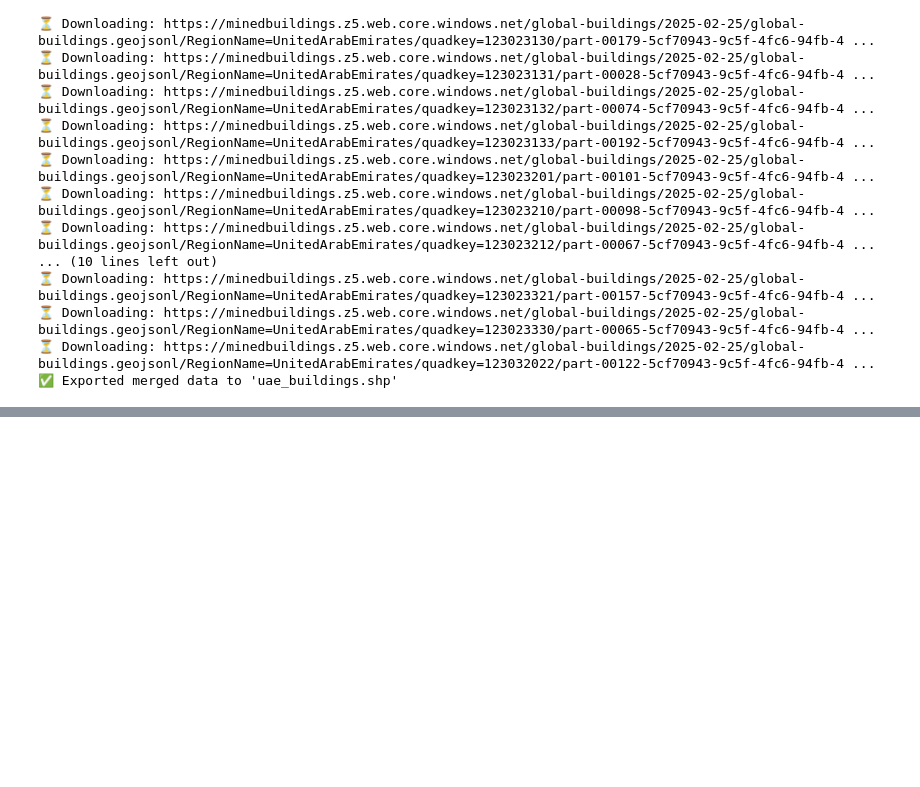
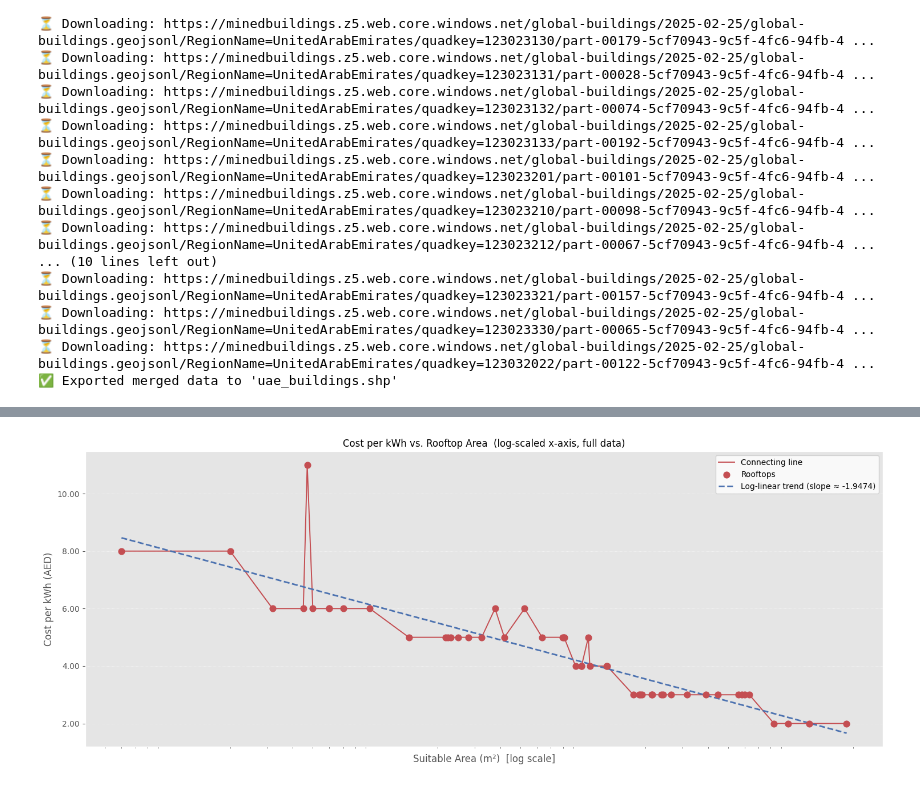
Before and after one commit to ClaudiaTurner/GEOG5160M-Dissertation, a Jupyter notebook: Dissertation_data.ipynb, the cells around one changed output, grey strips where cells are left out. Saved outputs shown, nothing was run; the diff lists cells and outputs as text; code cells hidden in the pictures; blank space fills up the shorter version.

```diff
--- a/Dissertation_data.ipynb
+++ b/Dissertation_data.ipynb
@@ -788,0 +338,78 @@ plt.show()
+# %%
+import pandas as pd
+import numpy as np
+import matplotlib.pyplot as plt
+import matplotlib.ticker as mticker
+
+# ───────────────────────────────────────────────────────────────
+# 1 · Load & tidy data
+# ───────────────────────────────────────────────────────────────
+url = ("https://github.com/ClaudiaTurner/GEOG5160M-Dissertation/"
+       "blob/main/Data/Draft_csv.csv?raw=true")
+
+df = (pd.read_csv(url, encoding="cp1252")
+        [["Suitable Area m²", "Cost (AED) / kWh"]]
+        .dropna()
+        .sort_values("Suitable Area m²"))
+
+x = df["Suitable Area m²"].values          # strictly positive → OK for log scale
+y = df["Cost (AED) / kWh"].values
+
+# ───────────────────────────────────────────────────────────────
+# 2 · Optional linear trend (computed in log space so it’s still linear)
+# ───────────────────────────────────────────────────────────────
+logx = np.log10(x)
+m, b = np.polyfit(logx, y, 1)              # y = m·log10(x) + b
+x_trend = np.geomspace(x.min(), x.max(), 300)
+y_trend = m * np.log10(x_trend) + b
+
+# ───────────────────────────────────────────────────────────────
+# 3 · Plot
+# ───────────────────────────────────────────────────────────────
+fig, ax = plt.subplots(figsize=(15, 6))
+plt.style.use('default')                   # clean white background
+
+# line through every point
+ax.plot(x, y, linewidth=1.4, color="#c44e52", label="Connecting line")
+
+# scatter points
+ax.scatter(x, y, s=60, color="#c44e52", zorder=3, label="Rooftops")
+
+# linear trend in log-x space
+ax.plot(x_trend, y_trend, "--", linewidth=2.0, color="#4c72b0",
+        label=f"Log-linear trend (slope ≈ {m:.4f})")
+
+# ─ axis cosmetics ──────────────────────────────────────────────
+ax.set_xscale('log')
+
+# custom “nice” ticks: 1×10ⁿ and 2×10ⁿ & 5×10ⁿ up to the max area
+nice = []
+for exp in range(int(np.floor(np.log10(x.min()))),
+                 int(np.ceil(np.log10(x.max()))) + 1):
+    nice.extend([1, 2, 5])
+    nice = [n * (10 ** exp) for n in [1, 2, 5]]
+xticks = [tick for tick in
+          np.concatenate([[1, 2, 5] * 10])  # build plenty, keep those ≤ max
+          if x.min() * 0.9 <= tick <= x.max() * 1.1]
+xticks = sorted(set(xticks))
+ax.set_xticks(xticks)
+ax.xaxis.set_major_formatter(mticker.FuncFormatter(lambda v, _: f"{v:,.0f}"))
+
+plt.setp(ax.get_xticklabels(), rotation=45, ha='right')
+
+# y-axis formatting
+ax.yaxis.set_major_formatter(mticker.StrMethodFormatter('{x:,.2f}'))
+
+# light dotted major grid
+ax.grid(True, which='major', linestyle=':', linewidth=0.6, alpha=0.8)
+
+# labels, title, legend
+ax.set_xlabel("Suitable Area (m²)  [log scale]")
+ax.set_ylabel("Cost per kWh (AED)")
+ax.set_title("Cost per kWh vs. Rooftop Area  (log-scaled x-axis, full data)")
+ax.legend()
+
+fig.tight_layout()
+plt.show()
+# %% [output]
+[figure, added]
```
Also changed, not shown: parts of 27 cells of this notebook.
